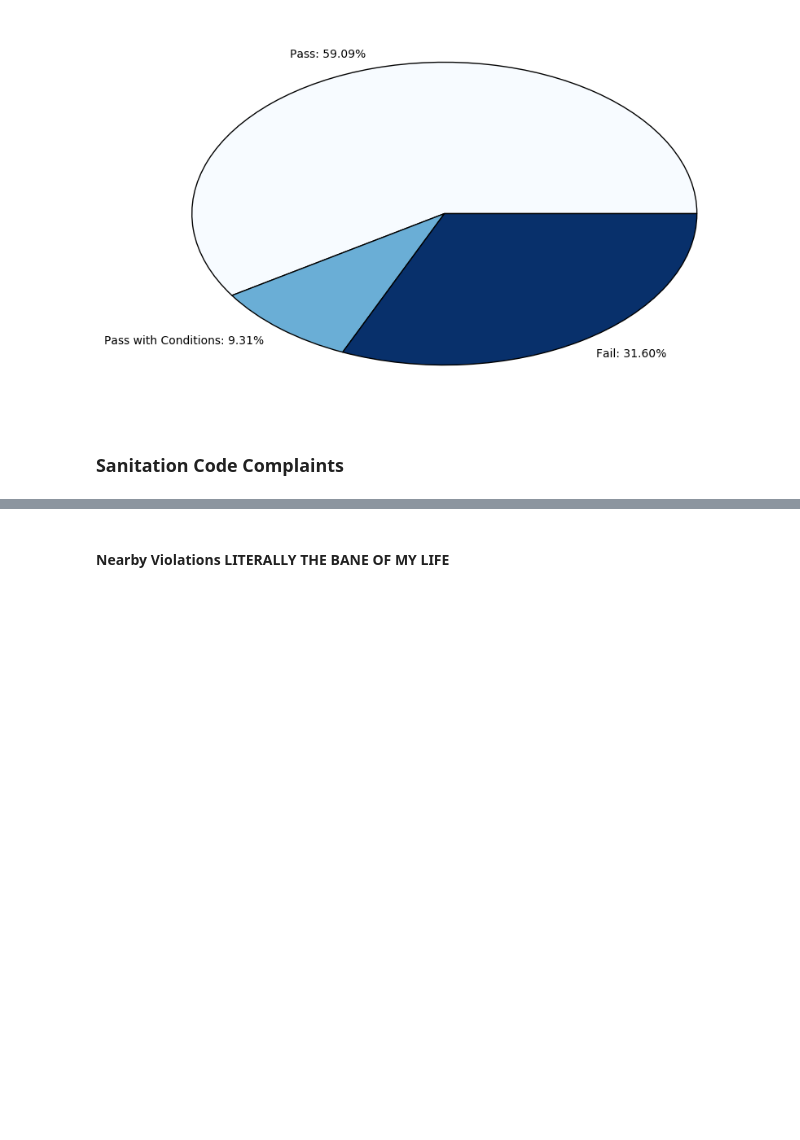
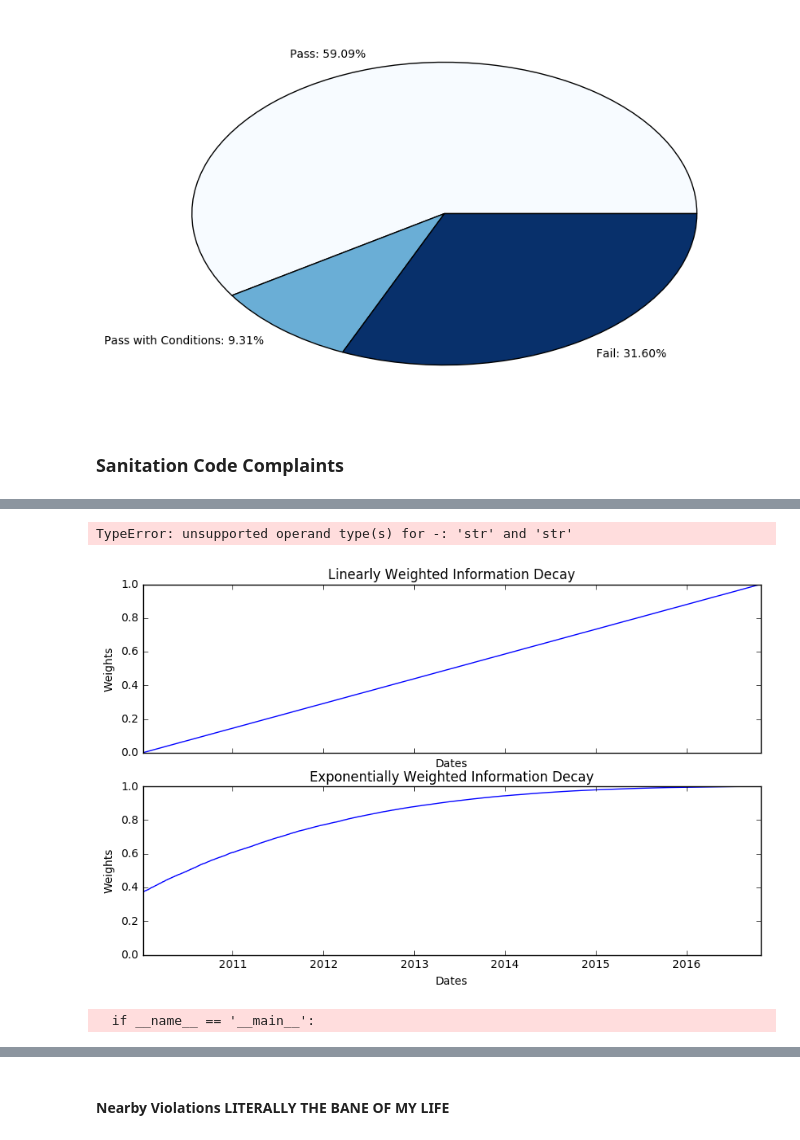
Before and after one commit to thewassermann/inspection_project, a Jupyter notebook: Gil Baseline Model Research.ipynb, the cells around one changed output, grey strips where cells are left out. Cells and saved outputs as stored; diff of their text form; code cells hidden in the pictures; blank space fills up the shorter version.

```diff
--- a/Gil Baseline Model Research.ipynb
+++ b/Gil Baseline Model Research.ipynb
@@ -1076,0 +1080,38 @@ fi3, y3 = clean_and_split(FI, ARMA_model_max, ARMA_model_min, (12, 0), True, vio
+# %%
+FI['Inspection Date'].max() - FI['Inspection Date'].min()
+# %% [output]
+TypeError: unsupported operand type(s) for -: 'str' and 'str'
+# %%
+def datetime_helper2(str_):
+    return pd.to_datetime(str_, format='%m/%d/%Y')
+
+def datetime_to_delta_days(dates_col):
+    return dates_col.apply(lambda x : ((x - dates_col.min()) / (dates_col.max() - dates_col.min())))
+
+
+dates = datetime_helper2(FI['Inspection Date'])
+# %%
+dates_ = (dates - dates.min()) / (dates.max() - dates.min())
+dates_.index = FI['Inspection Date']
+dates_.index = datetime_helper2(dates_.index)
+# %%
+dates_ = dates_.groupby(dates_.index).mean()
+# %%
+dates_ = dates_.sort_index(ascending=False)
+# %%
+fig, (norm, exp) = plt.subplots(2, 1, sharex=True, sharey=True)
+
+# norm
+norm.plot(dates_)
+norm.set_title('Linearly Weighted Information Decay')
+norm.set_ylabel('Weights')
+norm.set_xlabel('Dates')
+
+# exp
+exp.plot(dates_exp)
+exp.set_title('Exponentially Weighted Information Decay')
+exp.set_ylabel('Weights')
+exp.set_xlabel('Dates')
+plt.savefig('imgs/decay.png');
+# %% [output]
+[figure, added]
@@ -1076,0 +1128,4 @@ fi3, y3 = clean_and_split(FI, ARMA_model_max, ARMA_model_min, (12, 0), True, vio
+# %%
+dates_exp = (pd.ewma(dates_exp, com=365) - dates_exp.min()) / (dates_exp.max() - dates_exp.min())
+# %% [output]
+  if __name__ == '__main__':
```
Also changed, not shown: parts of 17 cells of this notebook, 3 other files.
